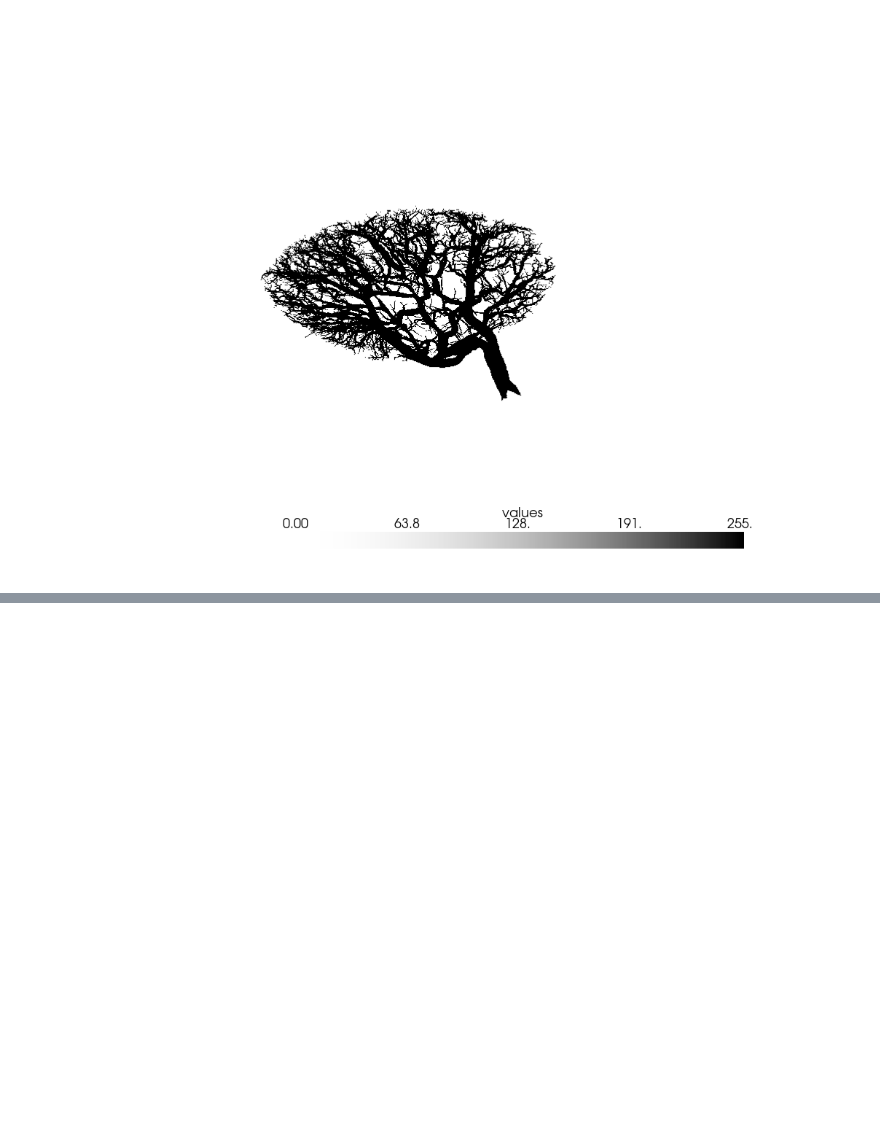
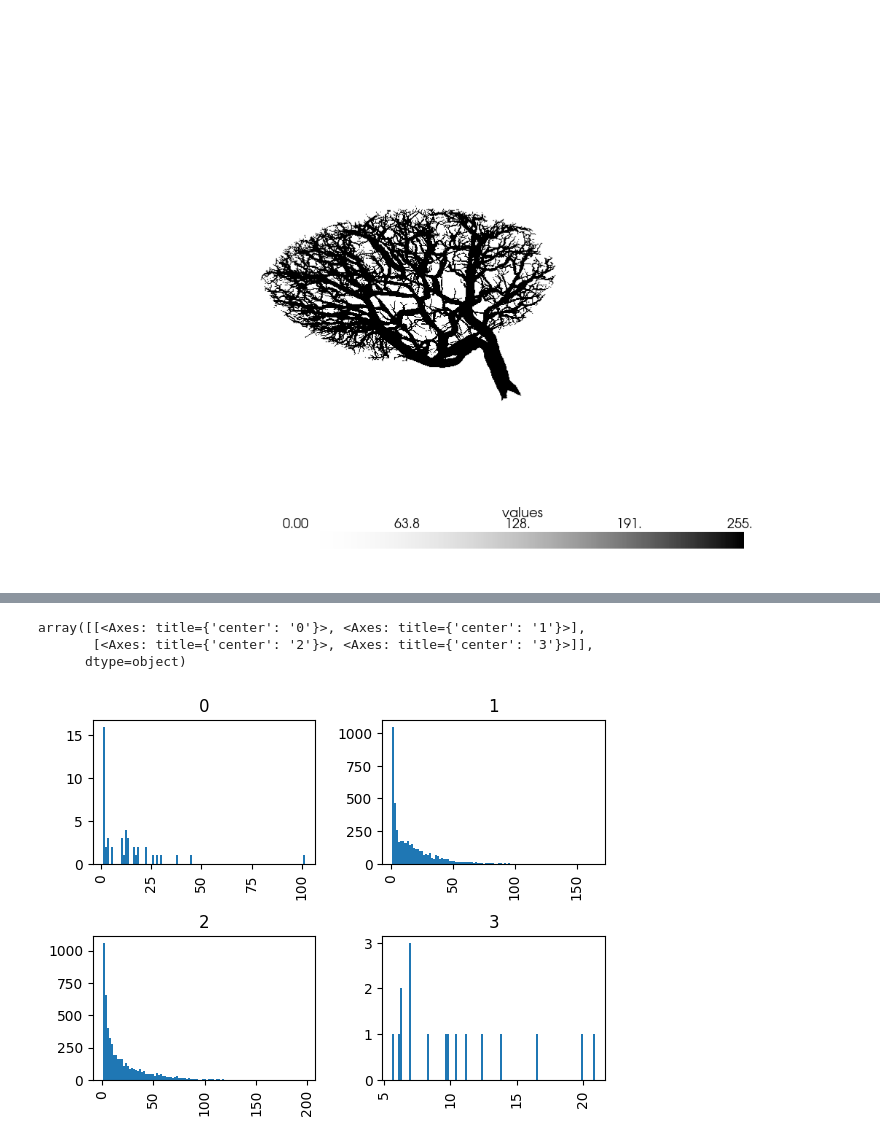
Before and after one commit to nereaSuacab/specialCourse_fall24, a Jupyter notebook: volumes.ipynb, the cells around one changed output, grey strips where cells are left out. Drawn from its saved outputs; the diff is of its cells as text; code cells hidden in the pictures; blank space fills up the shorter version.

```diff
--- a/volumes.ipynb
+++ b/volumes.ipynb
@@ -44,3 +44,21 @@ cannot import name 'vuetify' from 'trame.widgets' (c:\Users\nerea\anaconda3\envs
 Falling back to a static output.
   warnings.warn(
 [figure]
+# %%
+import numpy as np
+import tifffile as tiff
+from skimage.morphology import skeletonize
+import os
+
+
+# Convert the volume to binary (0s and 1s) if it is not already
+binary_volume = tiff_volume > 0  # Thresholding to create binary volume (change based on your data)
+
+# Perform 3D skeletonization
+skeleton_volume = skeletonize(binary_volume)
+
+# Save the skeletonized volume as a multi-page TIFF
+output_skeleton_path = 'outputs/output_skeleton_volume.tif'
+tiff.imwrite(output_skeleton_path, skeleton_volume.astype(np.uint8))  # Save as uint8 (0 or 255)
+
+print(f'Skeletonized multi-page TIFF volume saved as {output_skeleton_path}')
@@ -46,0 +74,5 @@ Falling back to a static output.
+# %%
+from skan import Skeleton, summarize
+
+branch_data = summarize(Skeleton(skeleton_volume))
+branch_data.head()
@@ -46,0 +86,7 @@ Falling back to a static output.
+# %%
+branch_data.hist(column='branch-distance', by='branch-type', bins=100)
+# %% [output]
+array([[<Axes: title={'center': '0'}>, <Axes: title={'center': '1'}>],
+       [<Axes: title={'center': '2'}>, <Axes: title={'center': '3'}>]],
+      dtype=object)
+[figure, added]
```
Also changed, not shown: parts of 15 cells of this notebook, 1 other file.
